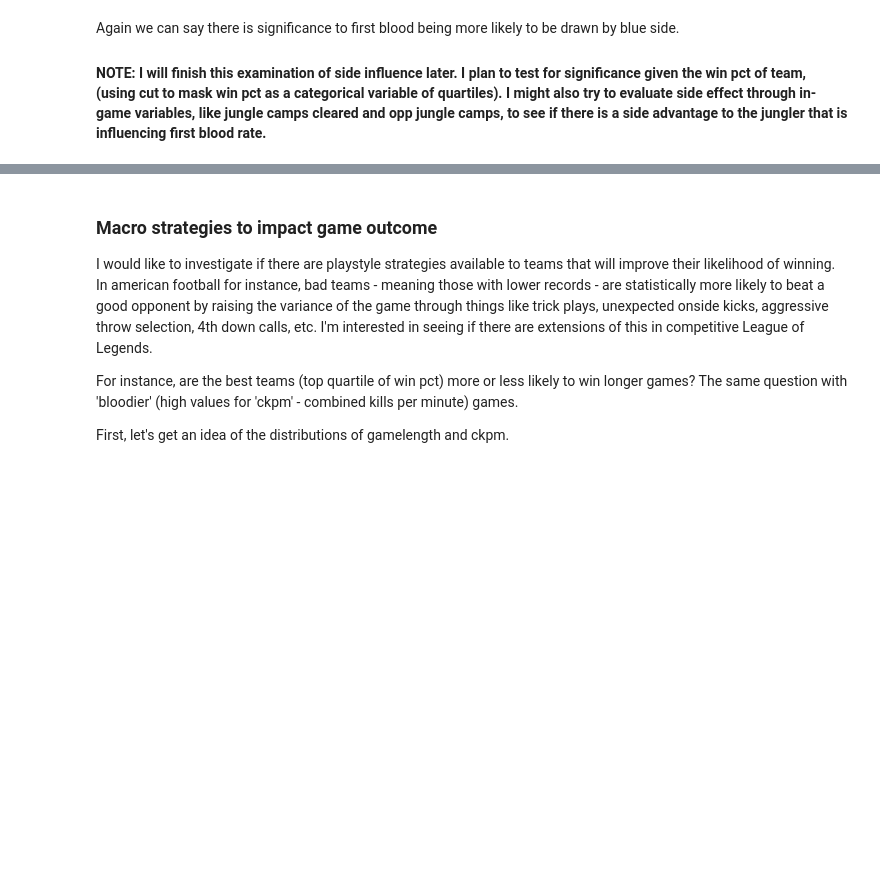
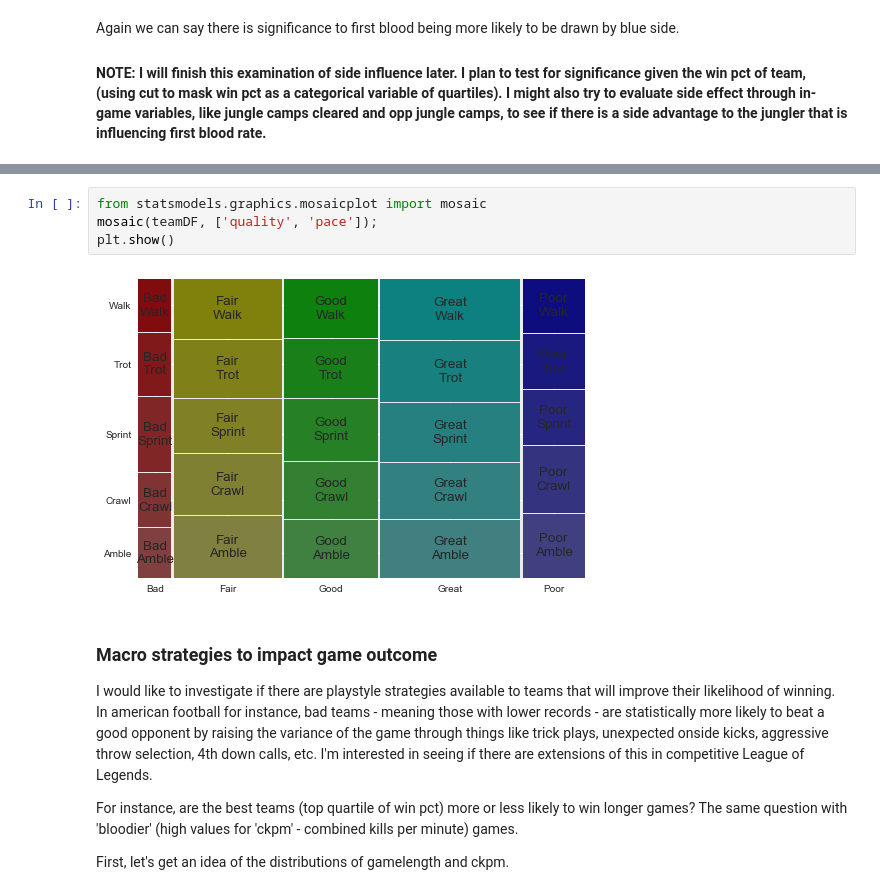
Before and after one commit to gmlander/Springboard, a Jupyter notebook: Capstone 1 EDA.ipynb, the cells around one changed output, grey strips where cells are left out. Drawn from its saved outputs; the diff is of its cells as text; blank space fills up the shorter version.

```diff
--- a/Capstone 1 EDA.ipynb
+++ b/Capstone 1 EDA.ipynb
@@ -278,3 +464,9 @@ Again we can say there is significance to first blood being more likely to be dr
+# %%
+from statsmodels.graphics.mosaicplot import mosaic
+mosaic(teamDF, ['quality', 'pace']);
+plt.show()
+# %% [output]
+[figure, added]
 # %% [markdown]
 ### Macro strategies to impact game outcome
 
```
Also changed, not shown: parts of 31 cells of this notebook.
